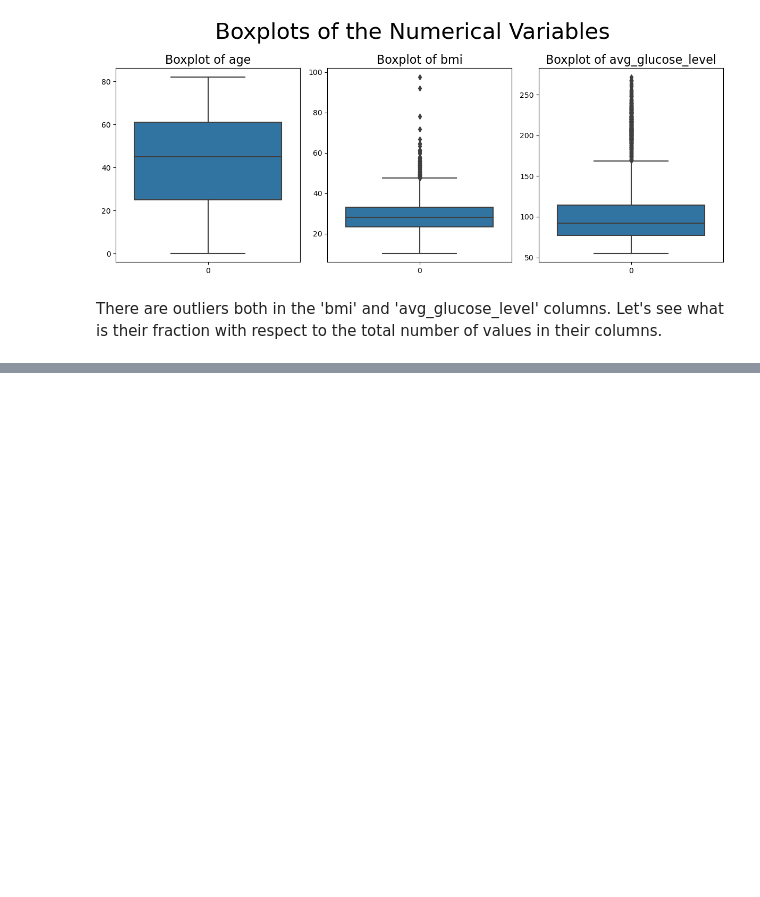
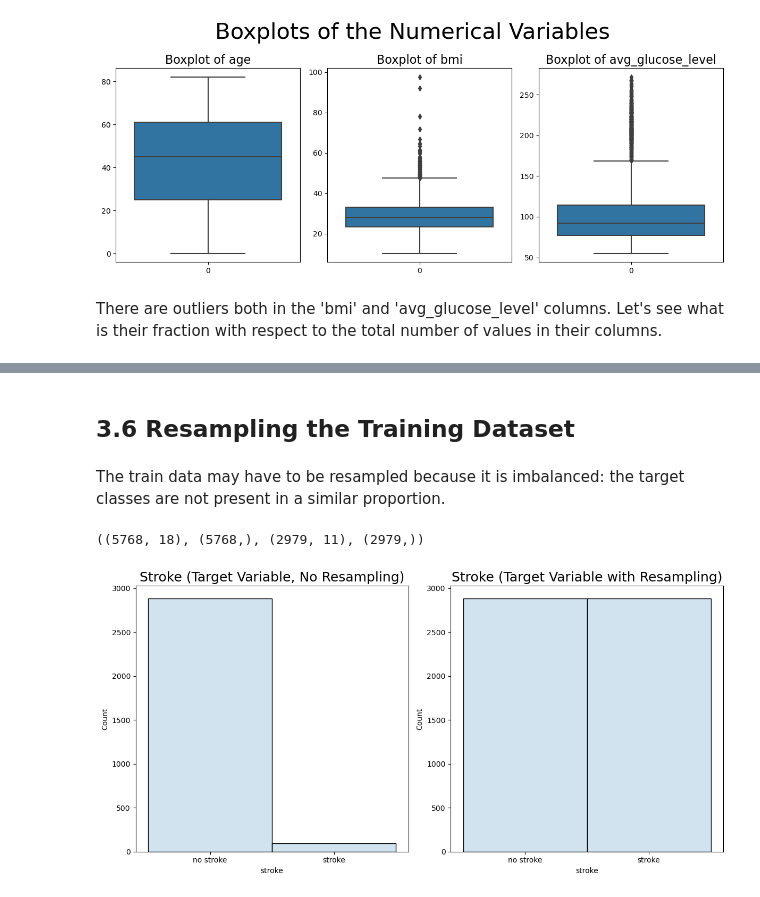
Before and after one commit to pjaiswalusf/Stroke-Prediction, a Jupyter notebook: StrokePrediction.ipynb, the cells around one changed output, grey strips where cells are left out. Drawn from its saved outputs; the diff is of its cells as text; code cells hidden in the pictures; blank space fills up the shorter version.

```diff
--- a/StrokePrediction.ipynb
+++ b/StrokePrediction.ipynb
@@ -365,0 +507,9 @@ There are outliers both in the 'bmi' and 'avg_glucose_level' columns. Let's see
+# %%
+### Label encoding ###
+LE_cols = ['ever_married', 'Residence_type', 'bmi_was_missing', 'gender']
+
+encoder1 = LabelEncoder()
+
+for col in LE_cols:
+    X_train[col] = encoder1.fit_transform(X_train[col])
+    X_test[col]  = encoder1.transform(X_test[col])
@@ -365,0 +540,7 @@ There are outliers both in the 'bmi' and 'avg_glucose_level' columns. Let's see
+# %%
+scaler = StandardScaler()
+
+OHE_X_train[['age', 'bmi', 'avg_glucose_level']] = scaler.fit_transform(OHE_X_train[['age', 'bmi', 'avg_glucose_level']])
+OHE_X_test[['age', 'bmi', 'avg_glucose_level']]  = scaler.transform(OHE_X_test[['age', 'bmi', 'avg_glucose_level']])
+
+OHE_X_train.head()
@@ -365,0 +554,34 @@ There are outliers both in the 'bmi' and 'avg_glucose_level' columns. Let's see
+# %% [markdown]
+## 3.6 Resampling the Training Dataset
+# %% [markdown]
+The train data may have to be resampled because it is imbalanced: the target classes are not present in a similar proportion.
+# %%
+# Create a RandomUnderSampler object
+#rus = RandomUnderSampler(random_state=42, sampling_strategy='majority')
+
+# Undersampler object
+#X_resampled, y_resampled = rus.fit_resample(OHE_X_train, y_train)
+
+# OverSampler object
+ros = SMOTE(random_state=42, sampling_strategy='minority')
+
+X_resampled, y_resampled = ros.fit_resample(OHE_X_train, y_train)
+
+X_resampled.shape, y_resampled.shape, X_train.shape, y_train.shape
+# %% [output]
+((5768, 18), (5768,), (2979, 11), (2979,))
+# %%
+y_train_has_stroke     = y_train.map(has_stroke)
+y_resampled_has_stroke = y_resampled.map(has_stroke)
+
+fig, (ax1,ax2) = plt.subplots(ncols=2, figsize=(12,6))
+
+ax1 = sns.histplot(data=y_train_has_stroke, alpha=0.2, ax=ax1)
+ax1.set_title('Stroke (Target Variable, No Resampling)', size=18)
+
+ax2 = sns.histplot(data=y_resampled_has_stroke, alpha=0.2, ax=ax2)
+ax2.set_title('Stroke (Target Variable with Resampling)', size=18)
+
+plt.tight_layout()
+# %% [output]
+[figure, added]
```
Also changed, not shown: parts of 24 cells of this notebook.
